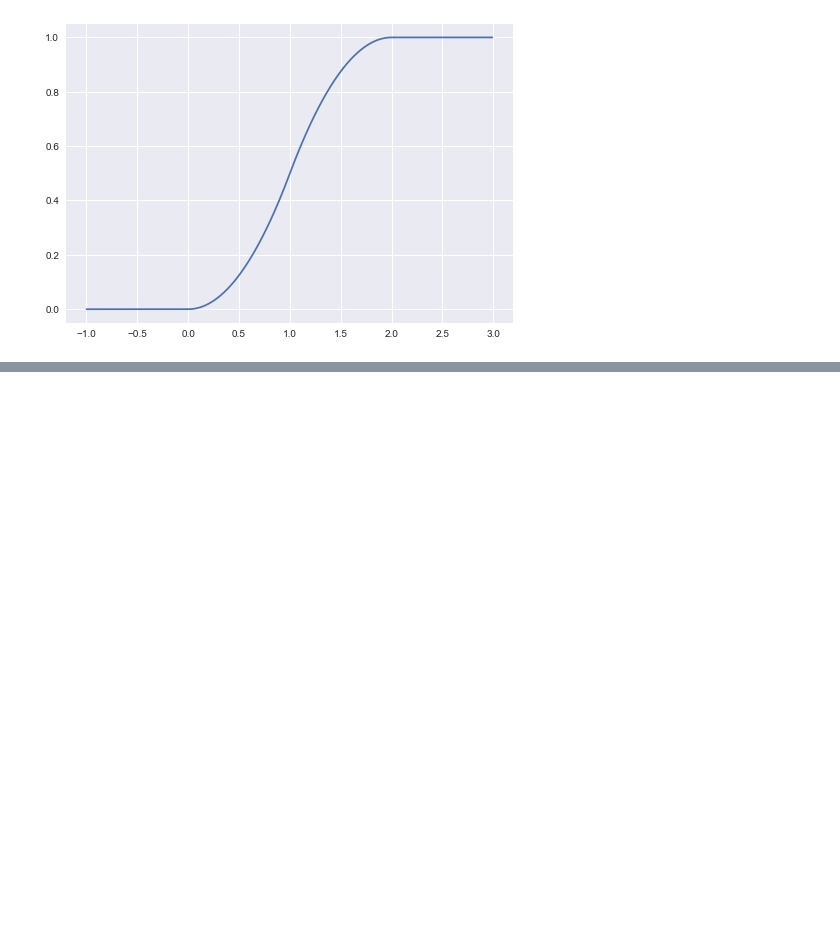
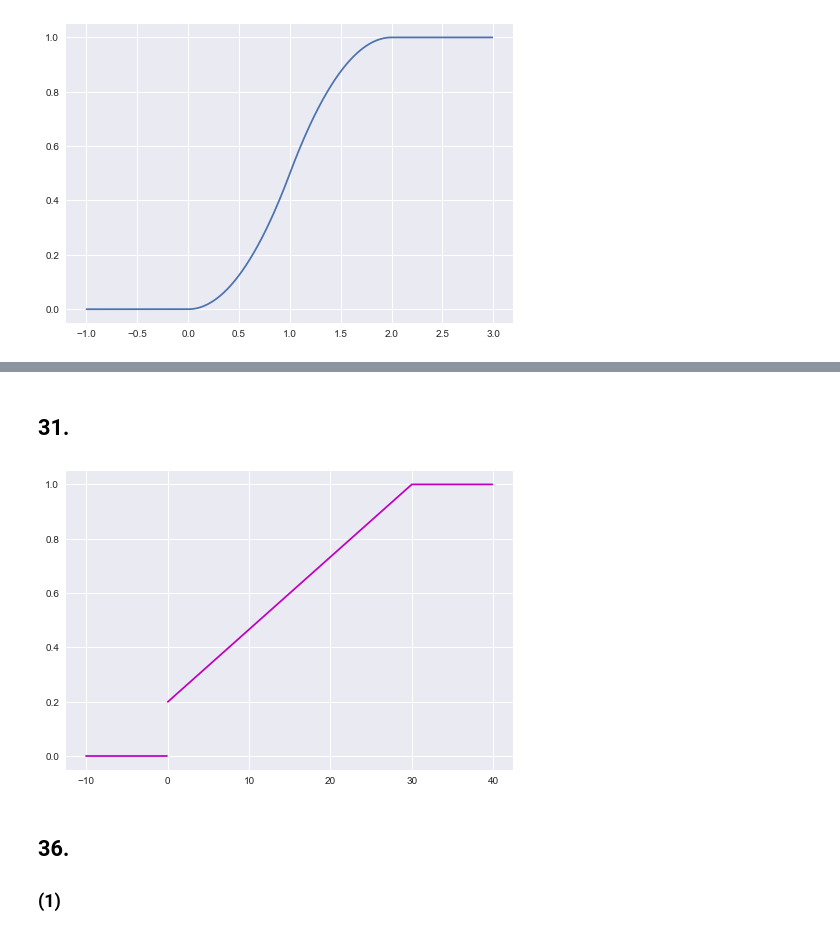
Before and after one commit to fcui/StudiedCourses, a Jupyter notebook: 概率论与数理统计/chap2P.ipynb, the cells around one changed output, grey strips where cells are left out. Cells and saved outputs as stored; diff of their text form; code cells hidden in the pictures; blank space fills up the shorter version.

```diff
--- a/概率论与数理统计/chap2P.ipynb
+++ b/概率论与数理统计/chap2P.ipynb
@@ -139,0 +144,19 @@ stats.norm.cdf(1) + stats.norm.cdf(1 / 2) - 1
+# %% [markdown]
+## 31.
+# %%
+def F(x):
+    return np.where(x < 0, 0,
+                    np.where((x >= 0) & (x < 30), 0.2 + 0.8 * x / 30, 1))
+# %%
+plt.figure()
+x = np.arange(0, 40, 0.1)
+y = F(x)
+plt.plot(x, y, 'm');
+x = np.arange(-10, 0, 0.1)
+y = F(x)
+plt.plot(x, y, 'm');
+# %% [output]
+[figure, added]
+# %% [markdown]
+## 36.
+### (1)
```
Also changed, not shown: parts of 8 cells of this notebook, 2 other files.
